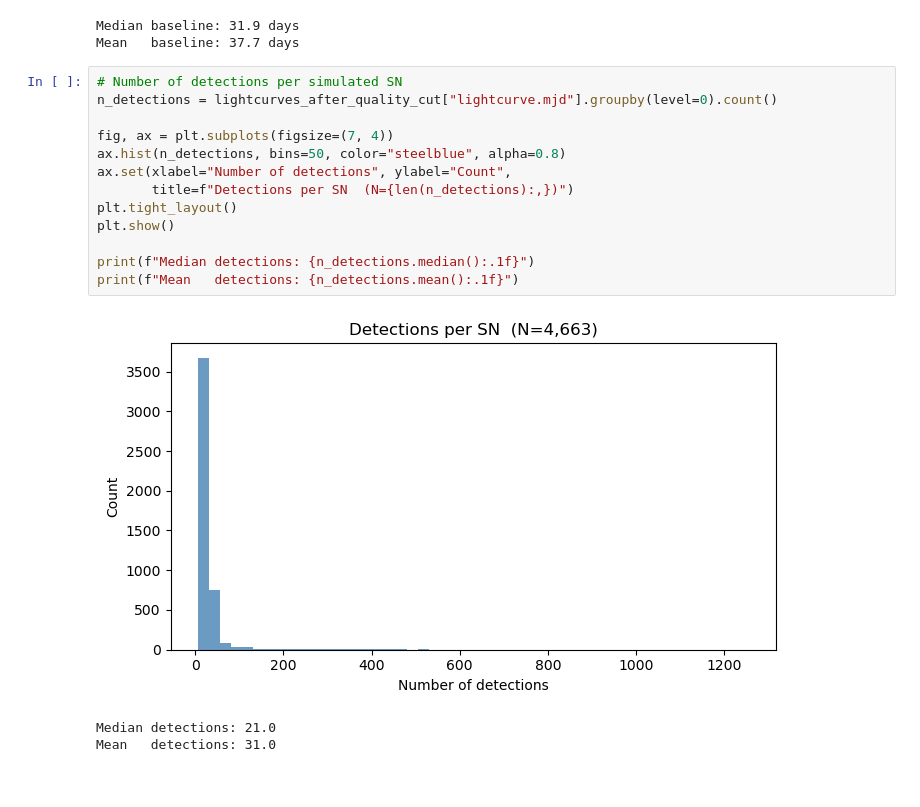
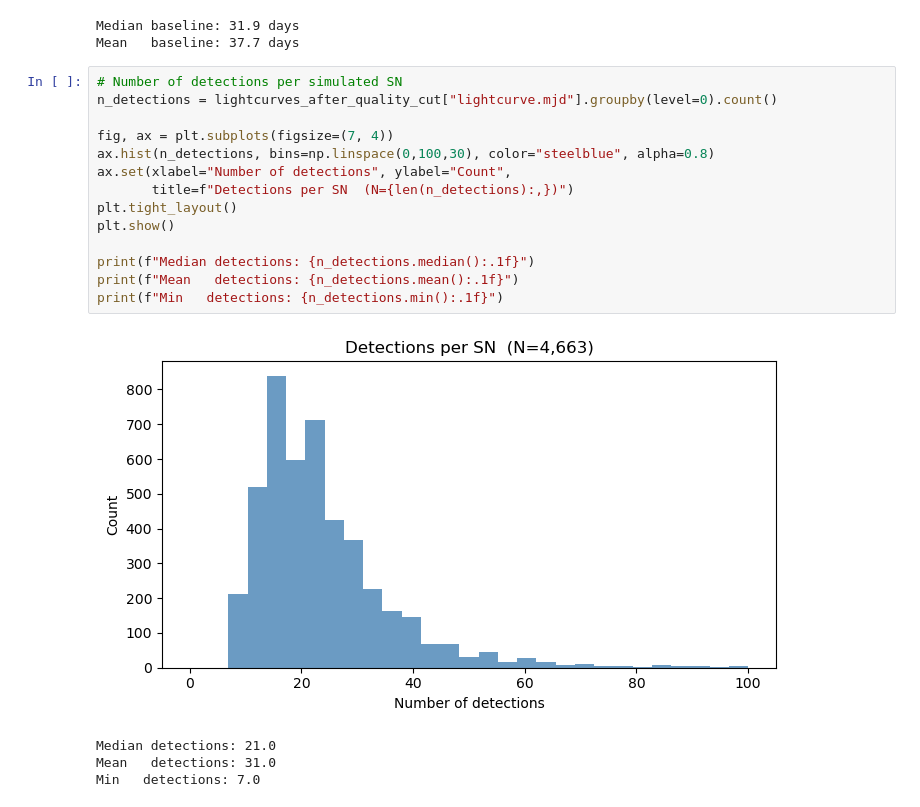
Before and after one commit to mi-dai/lightcurvelynx_rubin_dp2, a Jupyter notebook: dp2_sims_wfd.ipynb, the cells around one changed output. Saved outputs shown, nothing was run; the diff lists cells and outputs as text.

```diff
--- a/dp2_sims_wfd.ipynb
+++ b/dp2_sims_wfd.ipynb
@@ -483,17 +473,19 @@ Mean   baseline: 37.7 days
 # %%
 # Number of detections per simulated SN
 n_detections = lightcurves_after_quality_cut["lightcurve.mjd"].groupby(level=0).count()
 
 fig, ax = plt.subplots(figsize=(7, 4))
-ax.hist(n_detections, bins=50, color="steelblue", alpha=0.8)
+ax.hist(n_detections, bins=np.linspace(0,100,30), color="steelblue", alpha=0.8)
 ax.set(xlabel="Number of detections", ylabel="Count",
        title=f"Detections per SN  (N={len(n_detections):,})")
 plt.tight_layout()
 plt.show()
 
 print(f"Median detections: {n_detections.median():.1f}")
 print(f"Mean   detections: {n_detections.mean():.1f}")
+print(f"Min   detections: {n_detections.min():.1f}")
 # %% [output]
-[figure, old version]
+[figure, new version]
 Median detections: 21.0
 Mean   detections: 31.0
+Min   detections: 7.0
```
Also changed, not shown: parts of 4 cells of this notebook.
